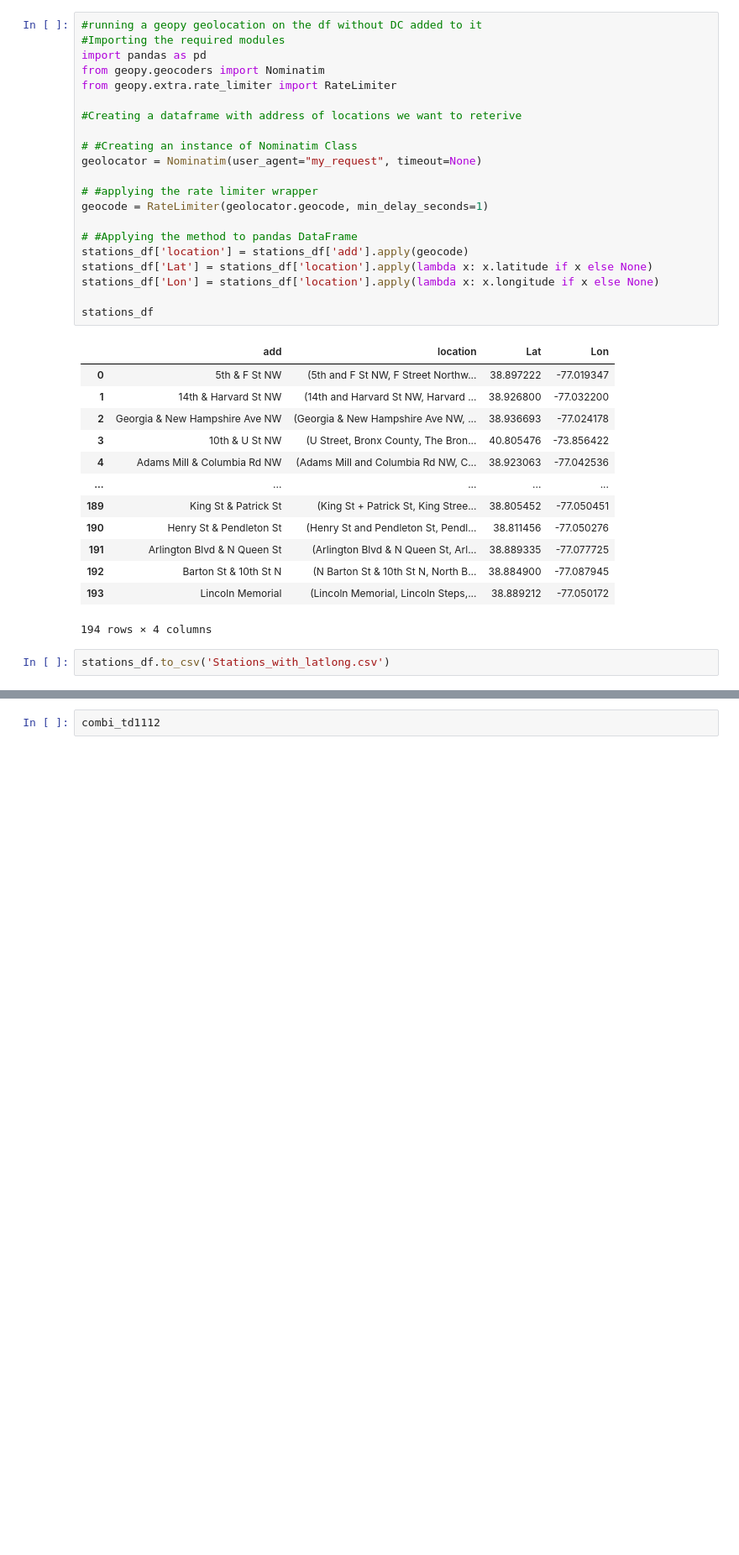
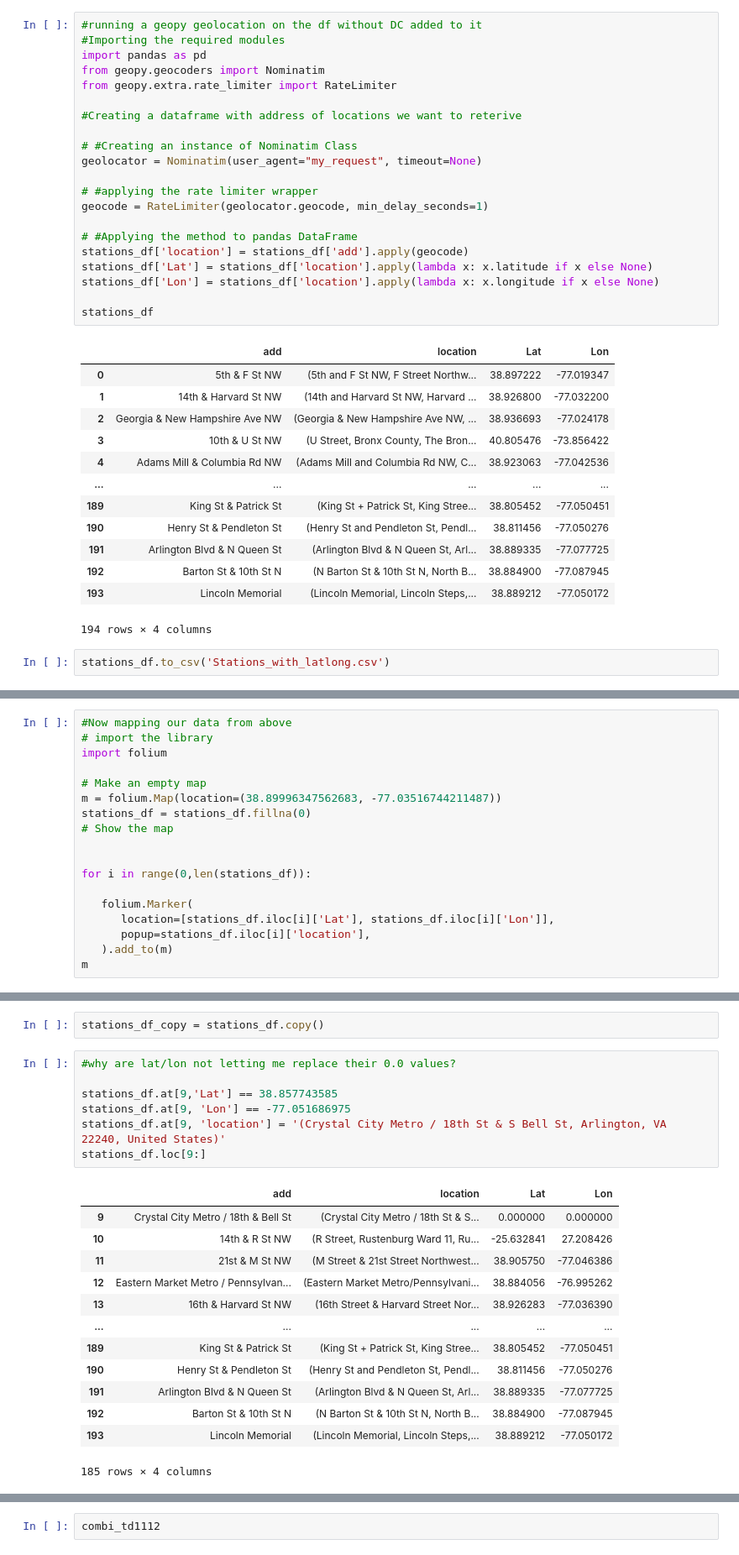
Before and after one commit to cdb8675309/Project3_Sprint-2, a Jupyter notebook: P3_S2.ipynb, the cells around one changed output, grey strips where cells are left out. Shown at 84% size. Cells and saved outputs as stored; diff of their text form; blank space fills up the shorter version.

Commit message:
"Map made. Now to figure out how to update wrong locations manually with latlongs"

```diff
--- a/P3_S2.ipynb
+++ b/P3_S2.ipynb
@@ -827,0 +852,18 @@ GeocoderUnavailable: HTTPSConnectionPool(host='nominatim.openstreetmap.org', por
+# %%
+#Now mapping our data from above
+# import the library
+import folium
+
+# Make an empty map
+m = folium.Map(location=(38.89996347562683, -77.03516744211487))
+stations_df = stations_df.fillna(0)
+# Show the map
+
+
+for i in range(0,len(stations_df)):
+
+   folium.Marker(
+      location=[stations_df.iloc[i]['Lat'], stations_df.iloc[i]['Lon']],
+      popup=stations_df.iloc[i]['location'],
+   ).add_to(m)
+m
@@ -827,0 +886,23 @@ GeocoderUnavailable: HTTPSConnectionPool(host='nominatim.openstreetmap.org', por
+# %%
+stations_df_copy = stations_df.copy()
+# %%
+#why are lat/lon not letting me replace their 0.0 values?
+
+stations_df.at[9,'Lat'] == 38.857743585
+stations_df.at[9, 'Lon'] == -77.051686975
+stations_df.at[9, 'location'] = '(Crystal City Metro / 18th St & S Bell St, Arlington, VA 22240, United States)'
+stations_df.loc[9:]
+# %% [output]
+|  | add | location | Lat | Lon |
+| 9 | Crystal City Metro / 18th & Bell St | (Crystal City Metro / 18th St & S... | 0.000000 | 0.000000 |
+| 10 | 14th & R St NW | (R Street, Rustenburg Ward 11, Ru... | -25.632841 | 27.208426 |
+| 11 | 21st & M St NW | (M Street & 21st Street Northwest... | 38.905750 | -77.046386 |
+| 12 | Eastern Market Metro / Pennsylvan... | (Eastern Market Metro/Pennsylvani... | 38.884056 | -76.995262 |
+| 13 | 16th & Harvard St NW | (16th Street & Harvard Street Nor... | 38.926283 | -77.036390 |
+| ... | ... | ... | ... | ... |
+| 189 | King St & Patrick St | (King St + Patrick St, King Stree... | 38.805452 | -77.050451 |
+| 190 | Henry St & Pendleton St | (Henry St and Pendleton St, Pendl... | 38.811456 | -77.050276 |
+| 191 | Arlington Blvd & N Queen St | (Arlington Blvd & N Queen St, Arl... | 38.889335 | -77.077725 |
+| 192 | Barton St & 10th St N | (N Barton St & 10th St N, North B... | 38.884900 | -77.087945 |
+| 193 | Lincoln Memorial | (Lincoln Memorial, Lincoln Steps,... | 38.889212 | -77.050172 |
+185 rows × 4 columns
```
Also changed, not shown: parts of 5 cells of this notebook.
